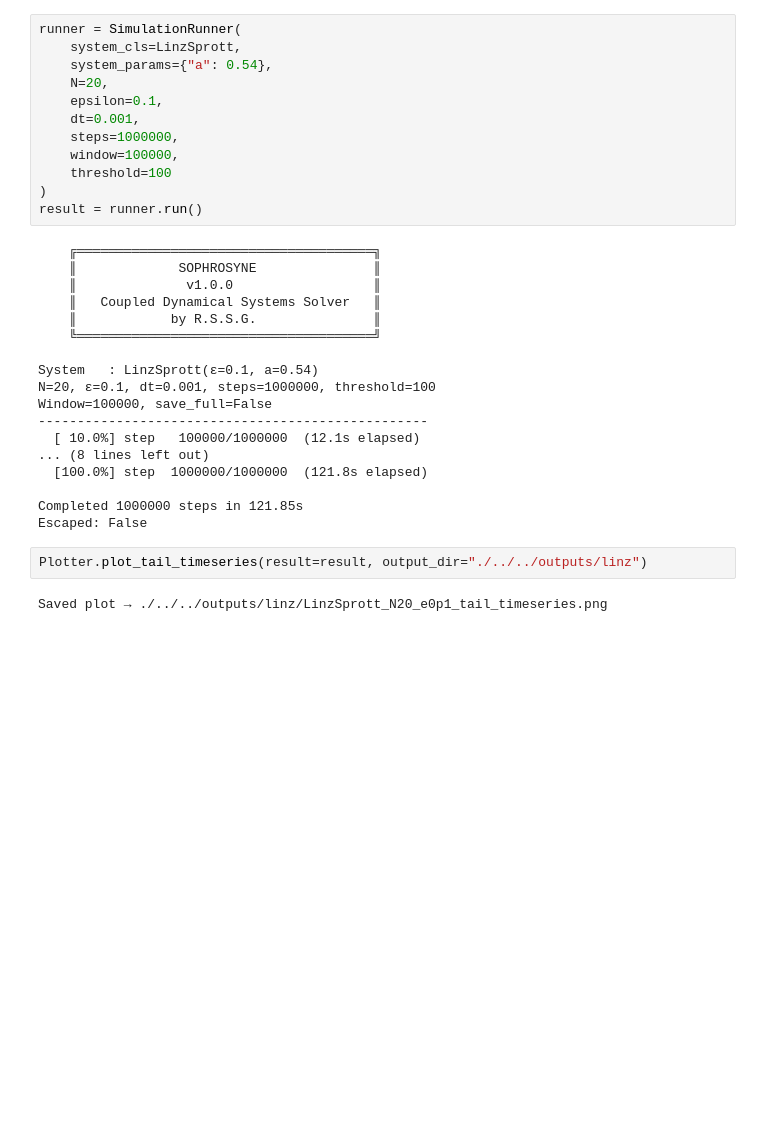
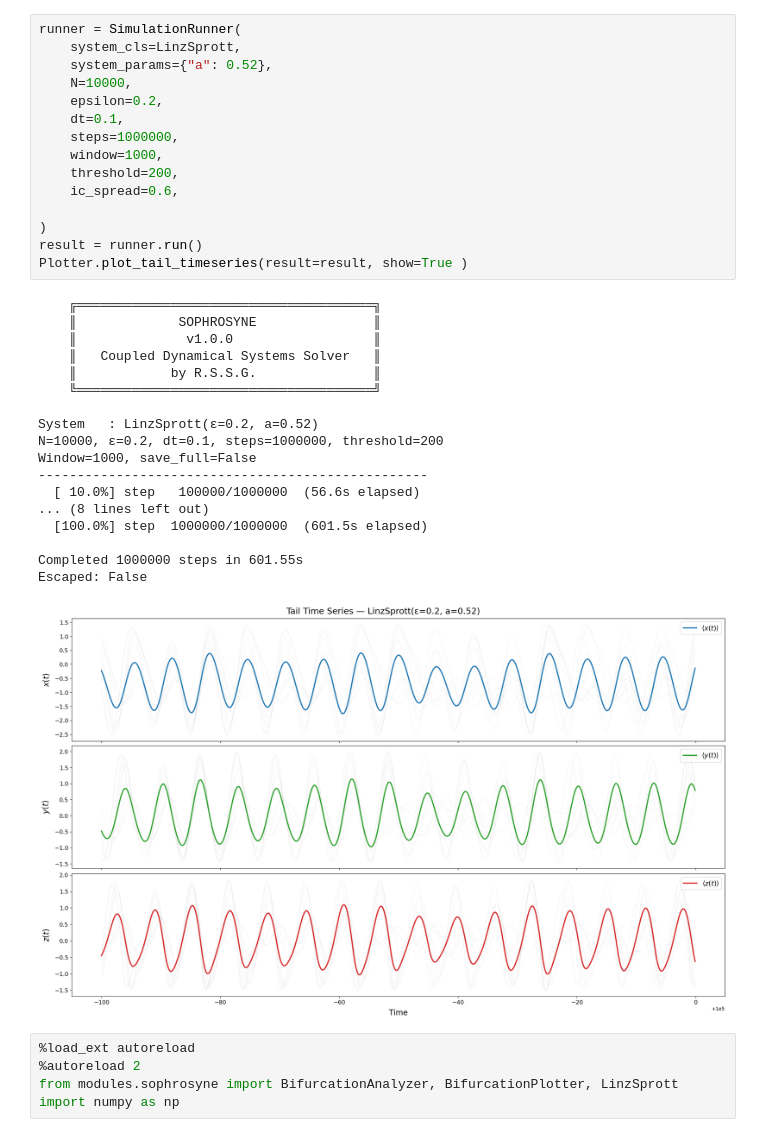
Before and after one commit to DaNameless/sophrosyne, a Jupyter notebook: code/notebooks/linz.ipynb, the cells around one changed output. Saved outputs shown, nothing was run; the diff lists cells and outputs as text; blank space fills up the shorter version.

```diff
--- a/code/notebooks/linz.ipynb
+++ b/code/notebooks/linz.ipynb
@@ -73,34 +74,39 @@ Saved plot → ./../../outputs/linz/LinzSprott_N20_e0p1_tail_timeseries.png
 # %%
 runner = SimulationRunner(
     system_cls=LinzSprott,
-    system_params={"a": 0.54},
-    N=20,
-    epsilon=0.1,
-    dt=0.001,
+    system_params={"a": 0.52},
+    N=10000,
+    epsilon=0.2,
+    dt=0.1,
     steps=1000000,
-    window=100000,
-    threshold=100
+    window=1000,
+    threshold=200,
+    ic_spread=0.6,
+
 )
 result = runner.run()
+Plotter.plot_tail_timeseries(result=result, show=True )
 # %% [output]
     ╔══════════════════════════════════════╗
     ║             SOPHROSYNE               ║
     ║              v1.0.0                  ║
     ║   Coupled Dynamical Systems Solver   ║
     ║            by R.S.S.G.               ║
     ╚══════════════════════════════════════╝
 
-System   : LinzSprott(ε=0.1, a=0.54)
-N=20, ε=0.1, dt=0.001, steps=1000000, threshold=100
-Window=100000, save_full=False
+System   : LinzSprott(ε=0.2, a=0.52)
+N=10000, ε=0.2, dt=0.1, steps=1000000, threshold=200
+Window=1000, save_full=False
 --------------------------------------------------
-  [ 10.0%] step   100000/1000000  (12.1s elapsed)
+  [ 10.0%] step   100000/1000000  (56.6s elapsed)
 ... (8 lines left out)
-  [100.0%] step  1000000/1000000  (121.8s elapsed)
+  [100.0%] step  1000000/1000000  (601.5s elapsed)
 
-Completed 1000000 steps in 121.85s
+Completed 1000000 steps in 601.55s
 Escaped: False
+[figure, added]
-# %%
-Plotter.plot_tail_timeseries(result=result, output_dir="./../../outputs/linz")
-# %% [output]
-Saved plot → ./../../outputs/linz/LinzSprott_N20_e0p1_tail_timeseries.png
+# %%
+%load_ext autoreload
+%autoreload 2
+from modules.sophrosyne import BifurcationAnalyzer, BifurcationPlotter, LinzSprott
+import numpy as np
```
Also changed, not shown: parts of 9 cells of this notebook, 4 other files.
